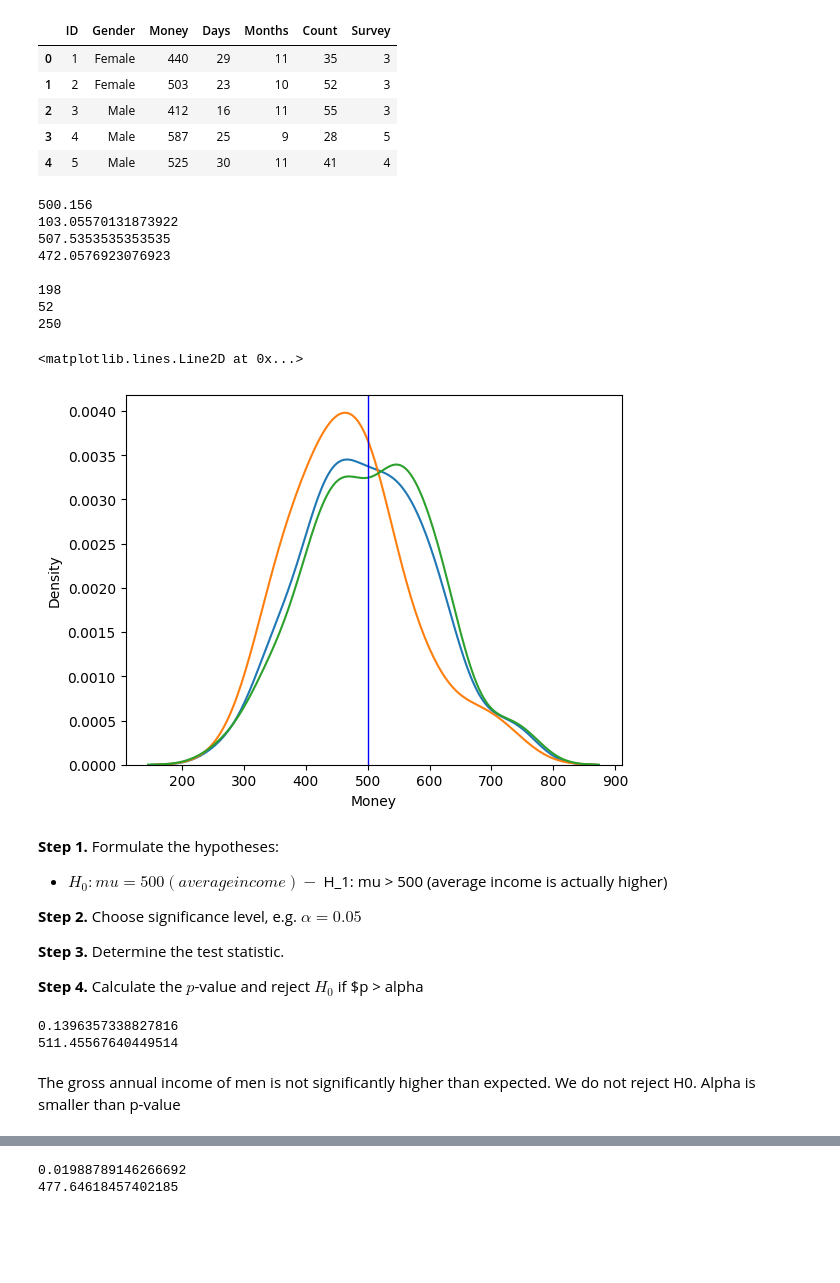
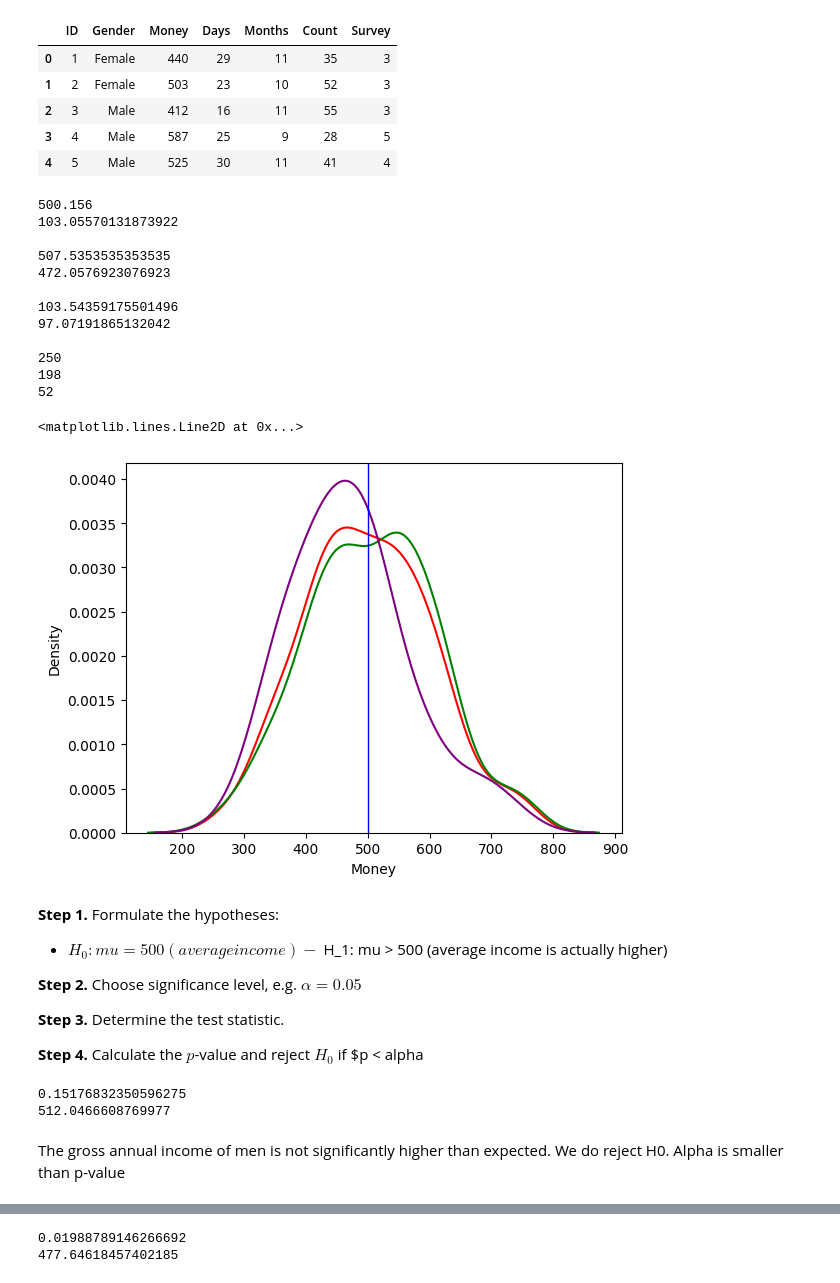
Before and after one commit to Wietse-VandeVelde/dsai-labs, a Jupyter notebook: 3-central-limit-testing/lab-3.04-hypothesis-testing.ipynb, the cells around one changed output, grey strips where cells are left out. Saved outputs shown, nothing was run; the diff lists cells and outputs as text; code cells hidden in the pictures; blank space fills up the shorter version.

```diff
--- a/3-central-limit-testing/lab-3.04-hypothesis-testing.ipynb
+++ b/3-central-limit-testing/lab-3.04-hypothesis-testing.ipynb
@@ -192,8 +227,8 @@ Use an appropriate statistical test to verify the statements below, usinge a sig
 2. Sample mean: $\overline{x} \approx 472.058$, critical value: $g \approx 477.646$, $p \approx 0.0199$. We can reject the null hypothesis. The gross annual income of women in this sample is significantly lower than expected.
 3. The acceptance region is the interval $[487.852, 512.148]$.
 # %%
-mu = 500
-sigma = 98
+m = 500
+s = 98
 alpha = 0.05
 # %%
 df = pd.read_csv('../data/rlanders.csv')
@@ -206,43 +241,58 @@ df.head()
 | 3 | 4 | Male | 587 | 25 | 9 | 28 | 5 |
 | 4 | 5 | Male | 525 | 30 | 11 | 41 | 4 |
 # %%
-mu_sample = df['Money'].mean()
-s_sample = df['Money'].std()
-print(mu_sample)
-print(s_sample)
+m_s = df['Money'].mean()
+s_s = df['Money'].std()
 
-mu_sample_men = df.loc[df['Gender'] == 'Male', 'Money'].mean()
-mu_sample_women = df.loc[df['Gender'] == 'Female', 'Money'].mean()
-print(mu_sample_men)
-print(mu_sample_women)
+m_s_m = df.loc[df['Gender'] == 'Male', 'Money'].mean()
+m_s_w = df.loc[df['Gender'] == 'Female', 'Money'].mean()
 
+s_s_m = df.loc[df['Gender'] == 'Male', 'Money'].std()
+s_s_w = df.loc[df['Gender'] == 'Female', 'Money'].std()
+
+n = len(df)
+n_m = len(df.loc[df['Gender'] == 'Male'])
+n_w = len(df.loc[df['Gender'] == 'Female'])
+
+print(m_s)
+print(s_s)
 print()
-n_men = len(df.loc[df['Gender'] == 'Male'])
-n_women = len(df.loc[df['Gender'] == 'Female'])
-n = len(df)
-print(n_men)
-print(n_women)
+
+print(m_s_m)
+print(m_s_w)
+print()
+
+print(s_s_m)
+print(s_s_w)
+print()
+
 print(n)
+print(n_m)
+print(n_w)
 # %% [output]
 500.156
 103.05570131873922
+
 507.5353535353535
 472.0576923076923
 
+103.54359175501496
+97.07191865132042
+
+250
 198
 52
-250
 # %%
 fig, dplot = plt.subplots(1, 1)
 
-sns.kdeplot(data=df, x='Money')
-sns.kdeplot(data=df[df.Gender=='Female'], x='Money')
-sns.kdeplot(data=df[df.Gender=='Male'], x='Money')
+sns.kdeplot(data=df, x='Money', color='red')
+sns.kdeplot(data=df[df.Gender=='Male'], x='Money', color='green')
+sns.kdeplot(data=df[df.Gender=='Female'], x='Money', color='purple')
 
-dplot.axvline(mu, color='blue', lw=1)
+dplot.axvline(m, color='blue', lw=1)
 # %% [output]
 <matplotlib.lines.Line2D at 0x...>
-[figure, old version]
+[figure, new version]
 # %% [markdown]
 **Step 1.** Formulate the hypotheses:
 
@@ -253,18 +303,17 @@ dplot.axvline(mu, color='blue', lw=1)
 
 **Step 3.** Determine the test statistic.
 
-**Step 4.** Calculate the $p$-value and reject $H_0$ if $p > alpha
+**Step 4.** Calculate the $p$-value and reject $H_0$ if $p < alpha
 # %%
-p = stats.norm.sf(mu_sample_men, loc=mu, scale=sigma/np.sqrt(n_men))
+p = stats.norm.sf(m_s_m, loc=m, scale=s_s/np.sqrt(n_m))
+g = stats.norm.isf(alpha, loc=m, scale=s_s/np.sqrt(n_m))
 print(p)
-
-c = stats.norm.isf(alpha, loc=mu, scale=sigma/np.sqrt(n_men))
-print(c)
+print(g)
 # %% [output]
-0.1396357338827816
-511.45567640449514
+0.15176832350596275
+512.0466608769977
 # %% [markdown]
-The gross annual income of men is not significantly higher than expected. We do not reject H0. Alpha is smaller than p-value
+The gross annual income of men is not significantly higher than expected. We do reject H0. Alpha is smaller than p-value
 # %% [markdown]
 **Step 1.** Formulate the hypotheses:
 
```
Also changed, not shown: parts of 31 cells of this notebook, 9 other files.
